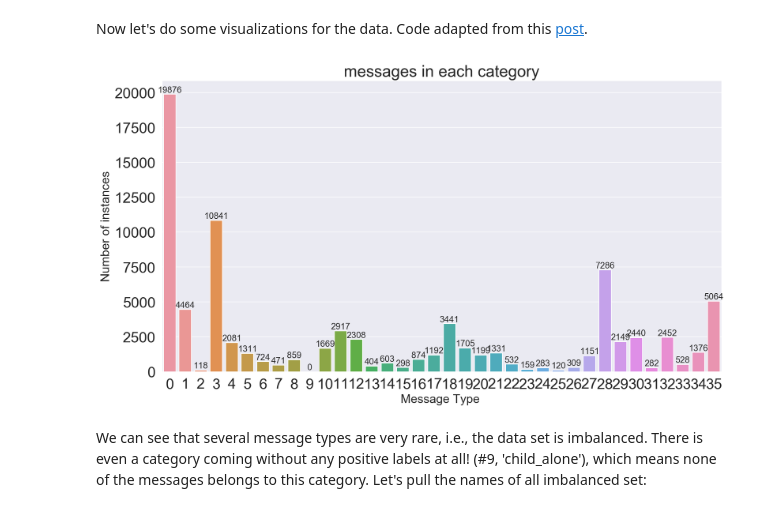
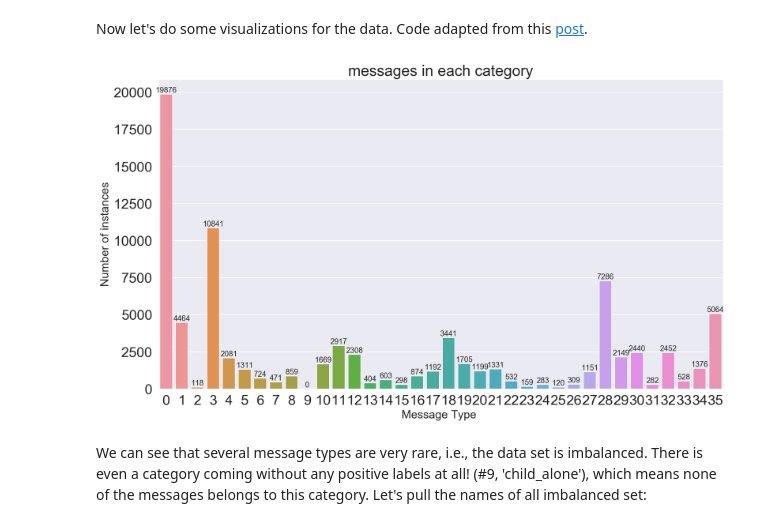
Before and after one commit to suebatista/Disaster-Response-Pipeline-Udacity, a Jupyter notebook: ML Pipeline Preparation.ipynb, the cells around one changed output. Cells and saved outputs as stored; diff of their text form; code cells hidden in the pictures.

```diff
--- a/ML Pipeline Preparation.ipynb
+++ b/ML Pipeline Preparation.ipynb
@@ -159,23 +111,27 @@ plt.show()
+# %%
+# delete two longest outliers
+df = df[~df['id'].isin(lens.sort_values().index.values[-2:])]
+categories = df.drop(columns = ['id', 'message', 'original', 'genre'])
 # %% [markdown]
 Now let's do some visualizations for the data. Code adapted from this [post](https://towardsdatascience.com/journey-to-the-center-of-multi-label-classification-384c40229bff).
 # %%
 # cats = list(categories.columns.values)
 cats = list(range(categories.shape[1])) # replace the name of categories into numbers
 counts = categories.sum().values
 sns.set(font_scale = 2)
-plt.figure(figsize=(15,8))
+plt.figure(figsize=(16,9))
 ax= sns.barplot(cats, counts)
 plt.title("messages in each category", fontsize=24)
 plt.ylabel('Number of instances', fontsize=18)
 plt.xlabel('Message Type ', fontsize=18)
 #adding the text labels
 rects = ax.patches
 for rect, count in zip(rects, counts):
     height = rect.get_height()
-    ax.text(rect.get_x() + rect.get_width()/2, height + 5, count, ha='center', va='bottom', fontsize=13)
+    ax.text(rect.get_x() + rect.get_width()/2, height + 5, count, ha='center', va='bottom', fontsize=12)
 plt.show()
 # %% [output]
-[figure, old version]
+[figure, new version]
 # %% [markdown]
 We can see that several message types are very rare, i.e., the data set is imbalanced. There is even a category coming without any positive labels at all! (#9, 'child_alone'), which means none of the messages belongs to this category.
 Let's pull the names of all imbalanced set:
```
Also changed, not shown: parts of 23 cells of this notebook.
